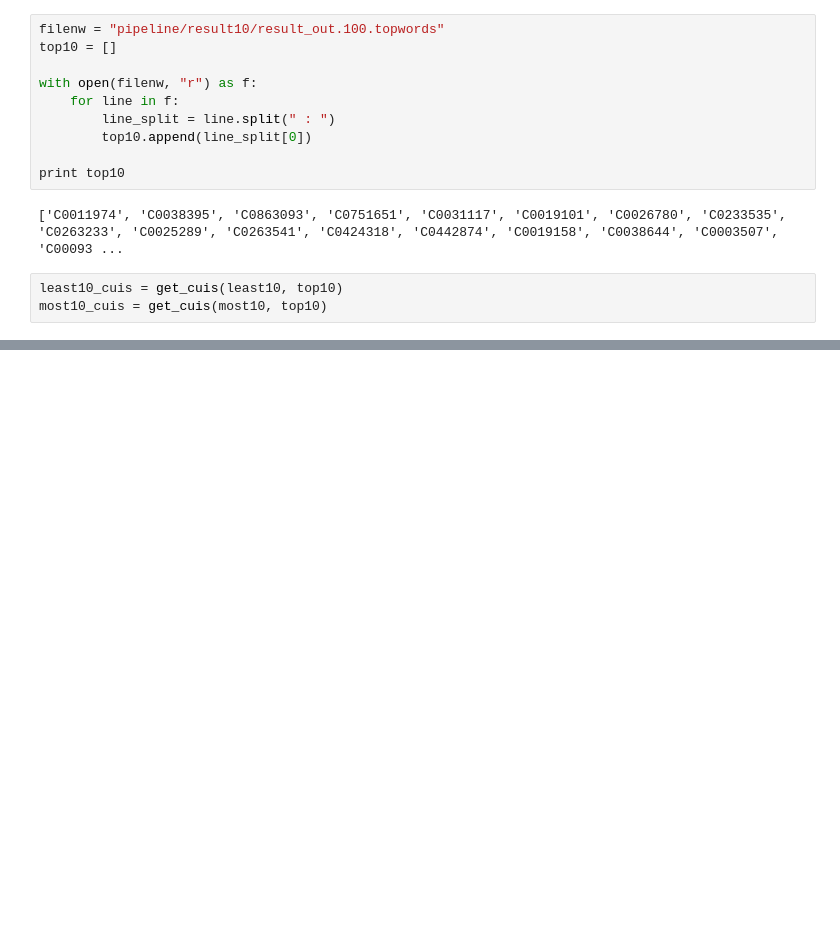
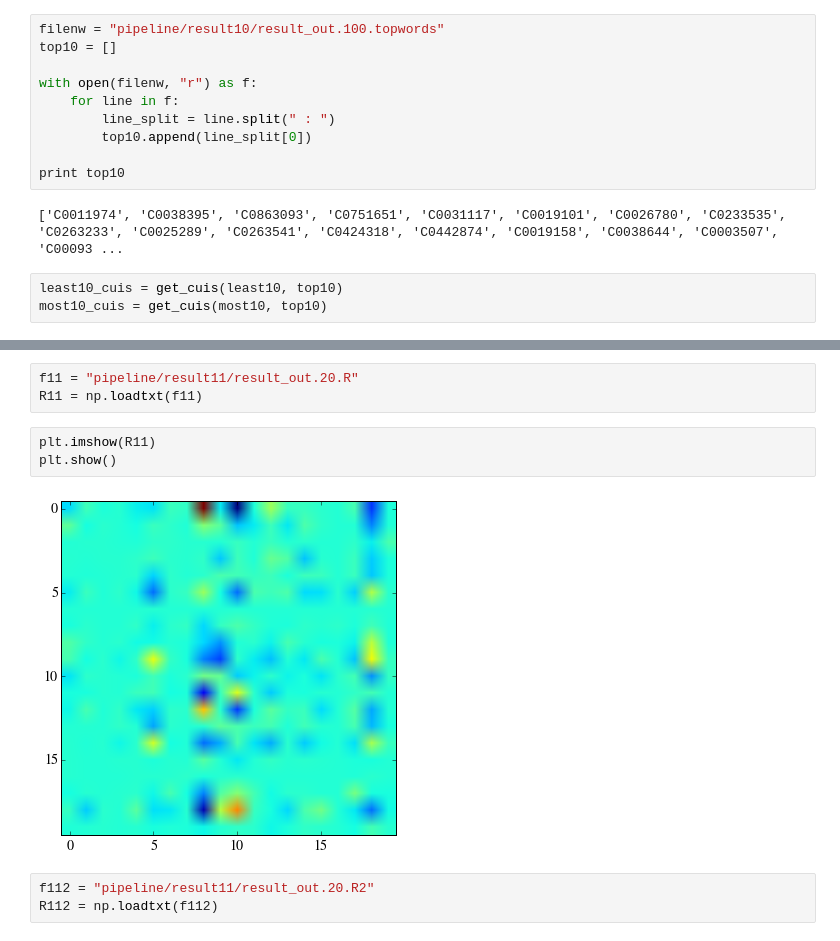
Before and after one commit to jming/thesis, a Jupyter notebook: R Analysis.ipynb, the cells around one changed output, grey strips where cells are left out. Saved outputs shown, nothing was run; the diff lists cells and outputs as text; blank space fills up the shorter version.

```diff
--- a/R Analysis.ipynb
+++ b/R Analysis.ipynb
@@ -373,0 +407,11 @@ most10_words = get_words(most10_cuis, cui_dict)
+# %%
+f11 = "pipeline/result11/result_out.20.R"
+R11 = np.loadtxt(f11)
+# %%
+plt.imshow(R11)
+plt.show()
+# %% [output]
+[figure, added]
+# %%
+f112 = "pipeline/result11/result_out.20.R2"
+R112 = np.loadtxt(f112)
```
Also changed, not shown: parts of 5 cells of this notebook, 30 other files.
